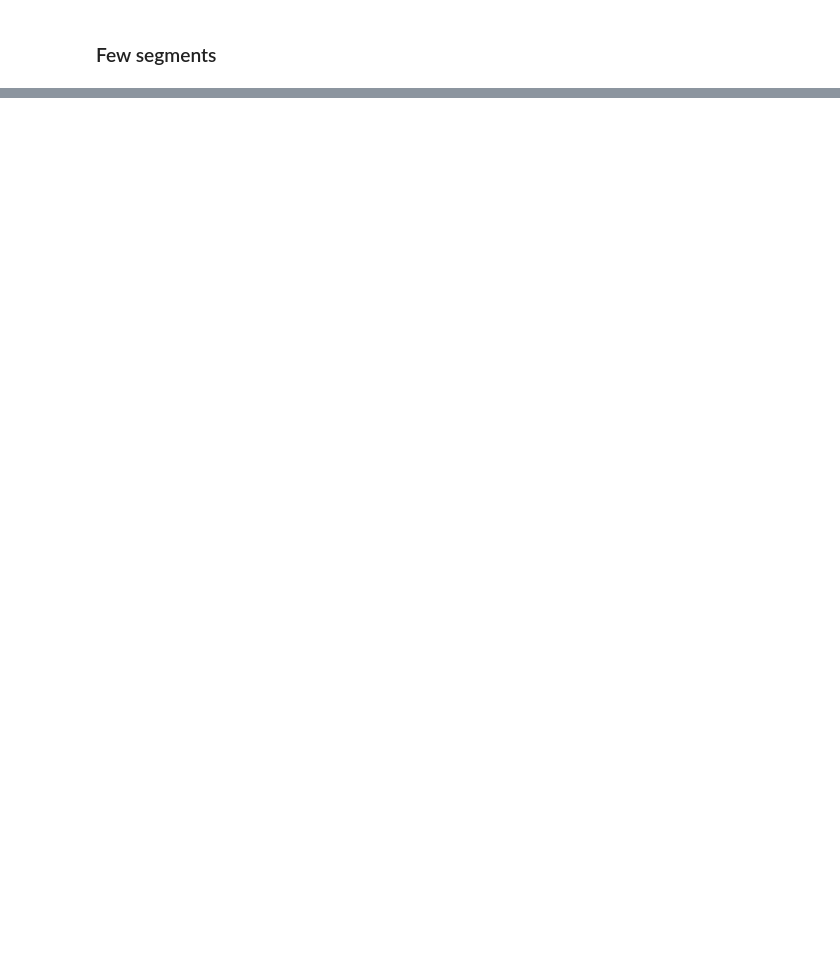
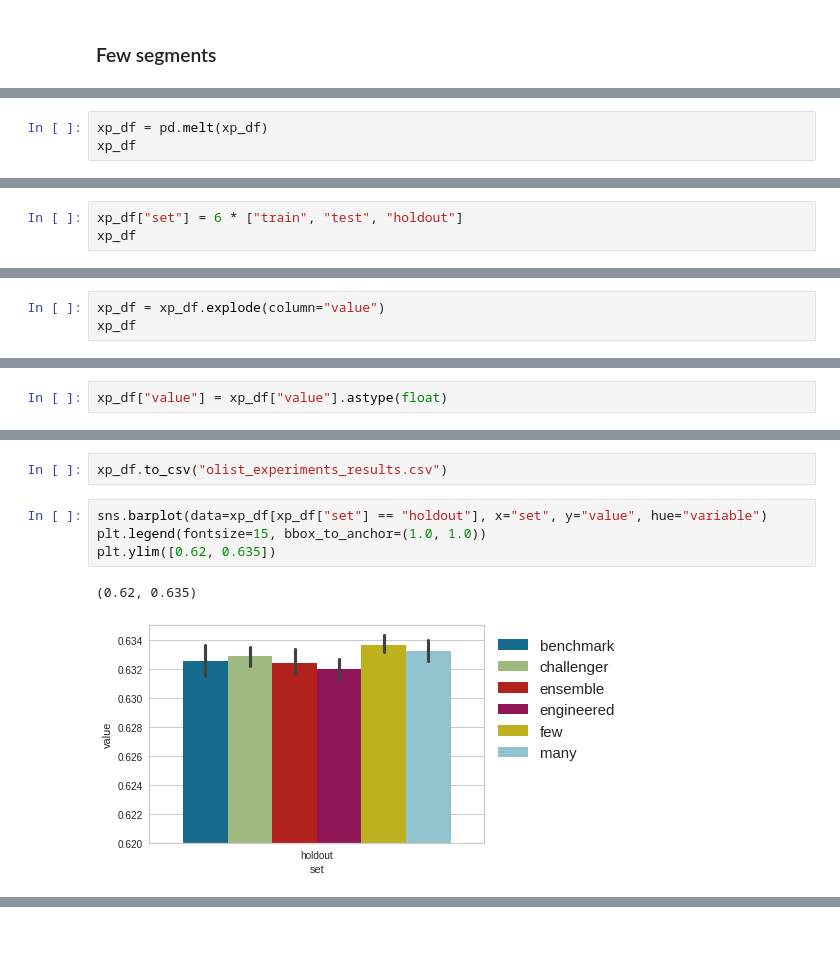
Before and after one commit to lgmoneda/time-robust-tree-paper, a Jupyter notebook: experiments/_olist.ipynb, the cells around one changed output, grey strips where cells are left out. Drawn from its saved outputs; the diff is of its cells as text; blank space fills up the shorter version.

Commit message:
olist results

```diff
--- a/experiments/_olist.ipynb
+++ b/experiments/_olist.ipynb
@@ -567,0 +703,3 @@ plt.show()
+# %%
+xp_df = pd.melt(xp_df)
+xp_df
@@ -567,0 +724,3 @@ plt.show()
+# %%
+xp_df["set"] = 6 * ["train", "test", "holdout"]
+xp_df
@@ -567,0 +745,3 @@ plt.show()
+# %%
+xp_df = xp_df.explode(column="value")
+xp_df
@@ -567,0 +762,2 @@ plt.show()
+# %%
+xp_df["value"] = xp_df["value"].astype(float)
@@ -567,0 +810,9 @@ plt.show()
+# %%
+xp_df.to_csv("olist_experiments_results.csv")
+# %%
+sns.barplot(data=xp_df[xp_df["set"] == "holdout"], x="set", y="value", hue="variable")
+plt.legend(fontsize=15, bbox_to_anchor=(1.0, 1.0))
+plt.ylim([0.62, 0.635])
+# %% [output]
+(0.62, 0.635)
+[figure, added]
```
Also changed, not shown: parts of 116 cells of this notebook, 3 other files.
